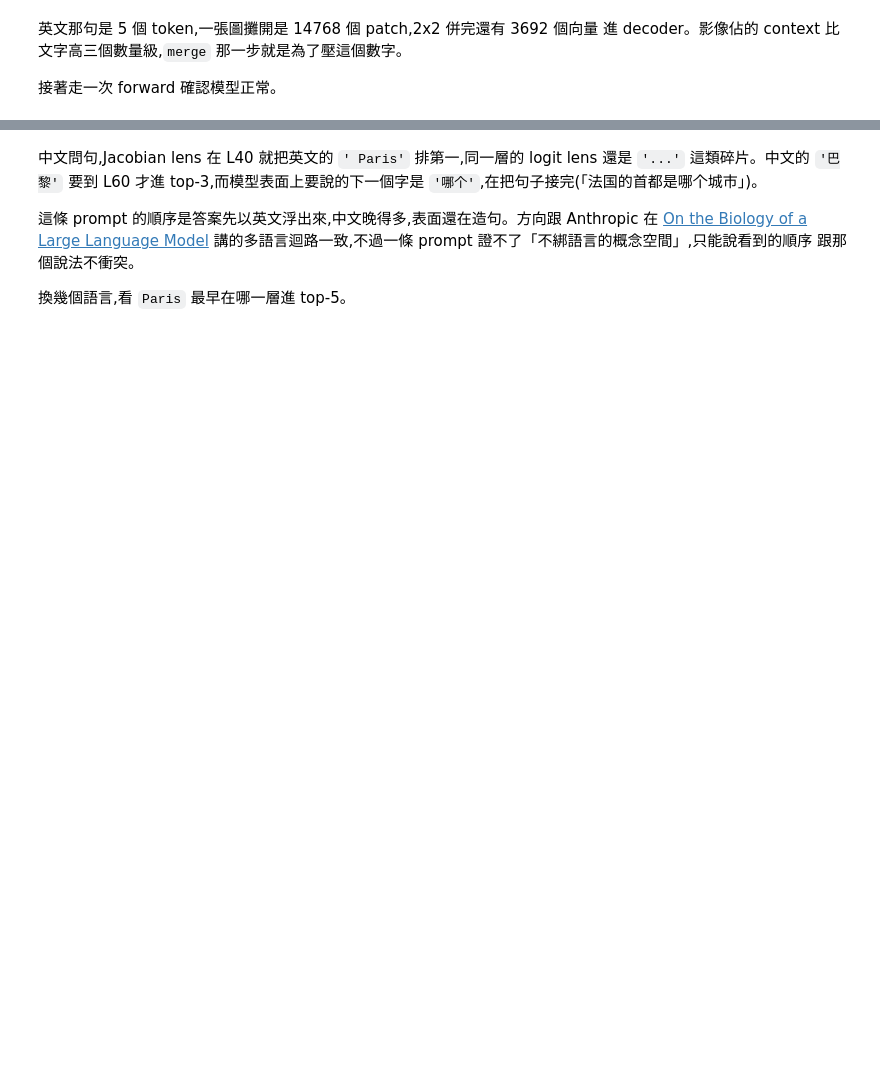
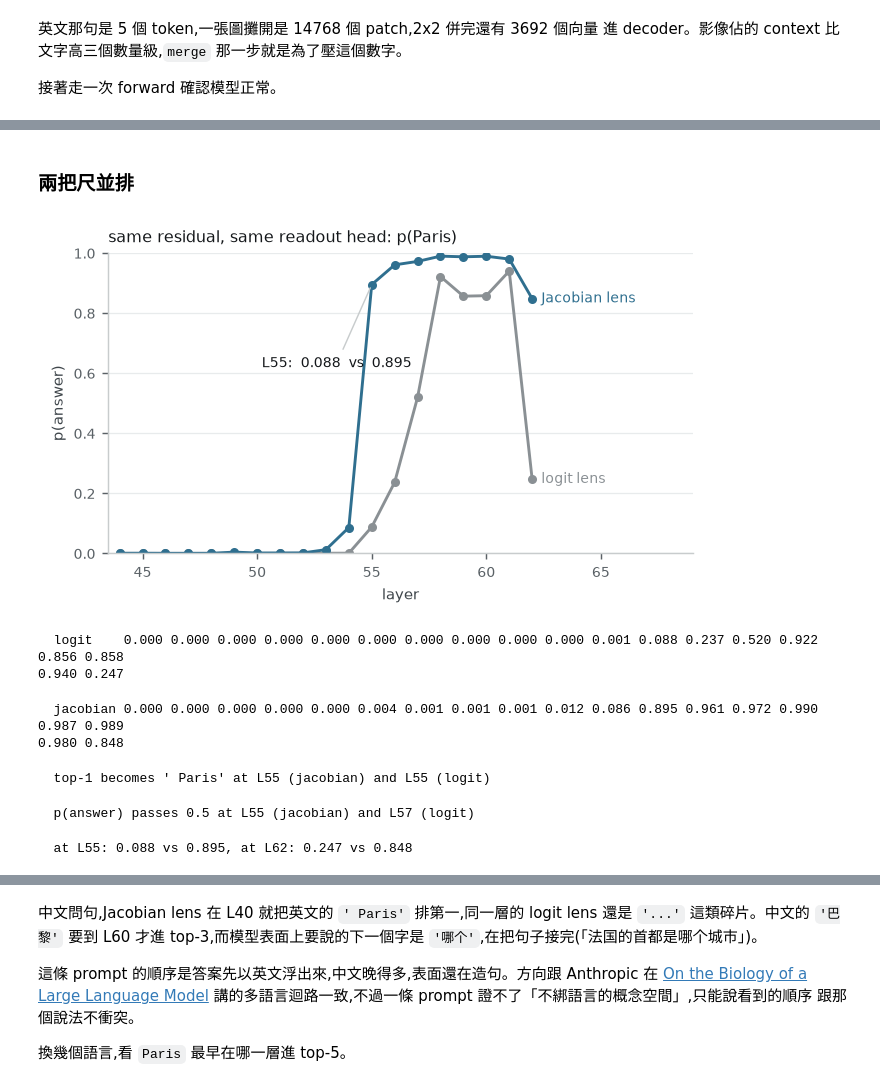
Before and after one commit to codepydog/jspace-from-scratch, a Jupyter notebook: jacobian_lens.ipynb, the cells around one changed output, grey strips where cells are left out. Drawn from its saved outputs; the diff is of its cells as text; code cells hidden in the pictures; blank space fills up the shorter version.

```diff
--- a/jacobian_lens_full.ipynb
+++ b/jacobian_lens.ipynb
@@ -711,0 +595,49 @@ lens_trace(ZH, range(40, 62, 4))
+# %% [markdown]
+### 兩把尺並排
+# %%
+jacobian_probability, jacobian_top_token = [], []
+for layer_index in LAYERS:
+    scores = readout(transport(residual_by_layer[layer_index][0, last_position],
+                               layer_index)).astype(mx.float32)
+    jacobian_probability.append(float(mx.softmax(scores)[answer_token]))
+    jacobian_top_token.append(tokenizer.decode([int(mx.argmax(scores))]))
+
+figure, axes = plt.subplots(figsize=(5.8, 3.0))
+axes.plot(LAYERS, logit_probability, color=LOGIT_COLOR, marker="o")
+axes.plot(LAYERS, jacobian_probability, color=JACOBIAN_COLOR, marker="o")
+axes.text(LAYERS[-1] + 0.4, logit_probability[-1], "logit lens",
+          color=LOGIT_COLOR, va="center", fontsize=8)
+axes.text(LAYERS[-1] + 0.4, jacobian_probability[-1], "Jacobian lens",
+          color=JACOBIAN_COLOR, va="center", fontsize=8)
+index_of_55 = LAYERS.index(55)
+axes.annotate(f"L55:  {logit_probability[index_of_55]:.3f}"
+              f"  vs  {jacobian_probability[index_of_55]:.3f}",
+              xy=(55, jacobian_probability[index_of_55]), xytext=(50.2, 0.62),
+              color=INK, fontsize=8,
+              arrowprops=dict(arrowstyle="-", color="#c8cccd", lw=0.8))
+axes.set_xlim(43.5, 69)
+panel(axes, f"same residual, same readout head: p({ANSWER.strip()})", "layer",
+      "p(answer)", 1.0)
+plt.show()
+
+print("  logit    " + " ".join(f"{p:.3f}" for p in logit_probability))
+print("  jacobian " + " ".join(f"{p:.3f}" for p in jacobian_probability))
+print(f"  top-1 becomes {ANSWER!r} at "
+      f"L{first_layer_where(jacobian_top_token, lambda t: t == ANSWER)} "
+      f"(jacobian) and L{logit_top_layer} (logit)")
+print(f"  p(answer) passes 0.5 at "
+      f"L{first_layer_where(jacobian_probability, lambda p: p > 0.5)} "
+      f"(jacobian) and "
+      f"L{first_layer_where(logit_probability, lambda p: p > 0.5)} (logit)")
+print(f"  at L55: {logit_probability[index_of_55]:.3f} vs "
+      f"{jacobian_probability[index_of_55]:.3f}, "
+      f"at L62: {logit_probability[-1]:.3f} vs {jacobian_probability[-1]:.3f}")
+# %% [output]
+[figure, added]
+  logit    0.000 0.000 0.000 0.000 0.000 0.000 0.000 0.000 0.000 0.000 0.001 0.088 0.237 0.520 0.922 0.856 0.858
+0.940 0.247
+  jacobian 0.000 0.000 0.000 0.000 0.000 0.004 0.001 0.001 0.001 0.012 0.086 0.895 0.961 0.972 0.990 0.987 0.989
+0.980 0.848
+  top-1 becomes ' Paris' at L55 (jacobian) and L55 (logit)
+  p(answer) passes 0.5 at L55 (jacobian) and L57 (logit)
+  at L55: 0.088 vs 0.895, at L62: 0.247 vs 0.848
```
Also changed, not shown: parts of 71 cells of this notebook, 4 other files.
